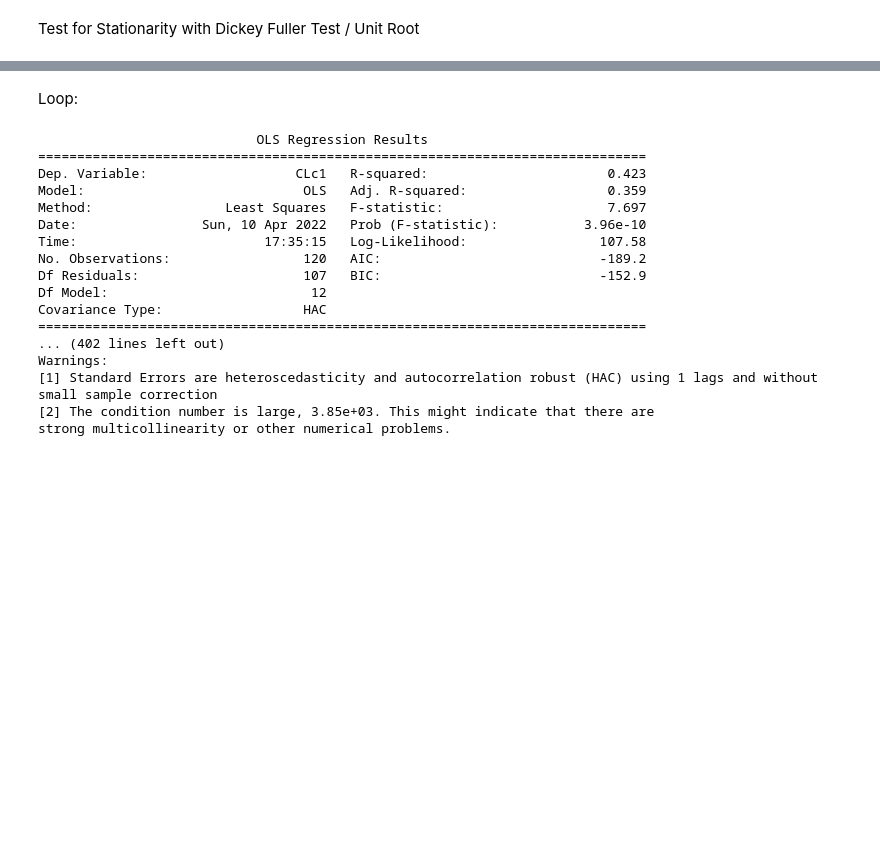
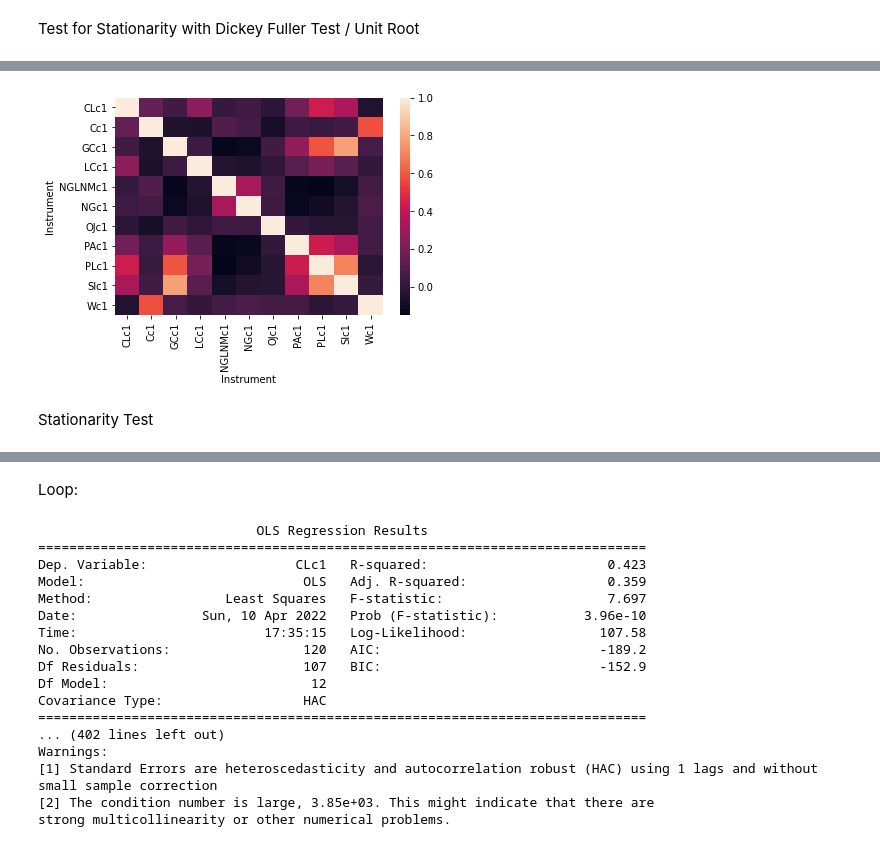
Before and after one commit to Liomat97/AQM, a Jupyter notebook: 3 Analysis.ipynb, the cells around one changed output, grey strips where cells are left out. Cells and saved outputs as stored; diff of their text form; code cells hidden in the pictures; blank space fills up the shorter version.

```diff
--- a/3 Analysis.ipynb
+++ b/3 Analysis.ipynb
@@ -118,0 +229,11 @@ for lags in range(1,3):
+# %%
+corr_futures = futures.corr()
+corr_futures.to_excel('Results\Correlation_Matrix_futures.xlsx')
+
+#Correlation Heatmap:
+sns.heatmap(corr_futures, xticklabels=corr_futures.columns.values, yticklabels=corr_futures.columns.values);
+plt.savefig('Grafiken\Correlation Heatmap futures')
+# %% [output]
+[figure, added]
+# %% [markdown]
+Stationarity Test
```
Also changed, not shown: parts of 27 cells of this notebook, 12 other files.
